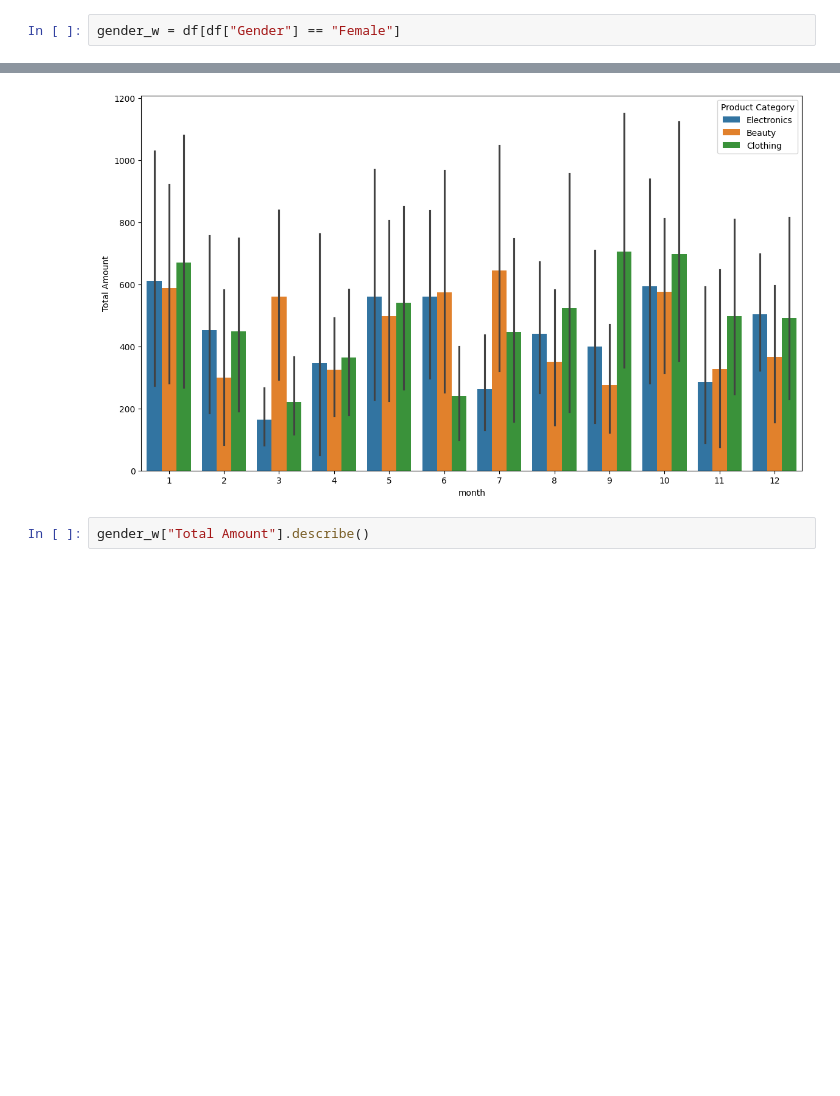
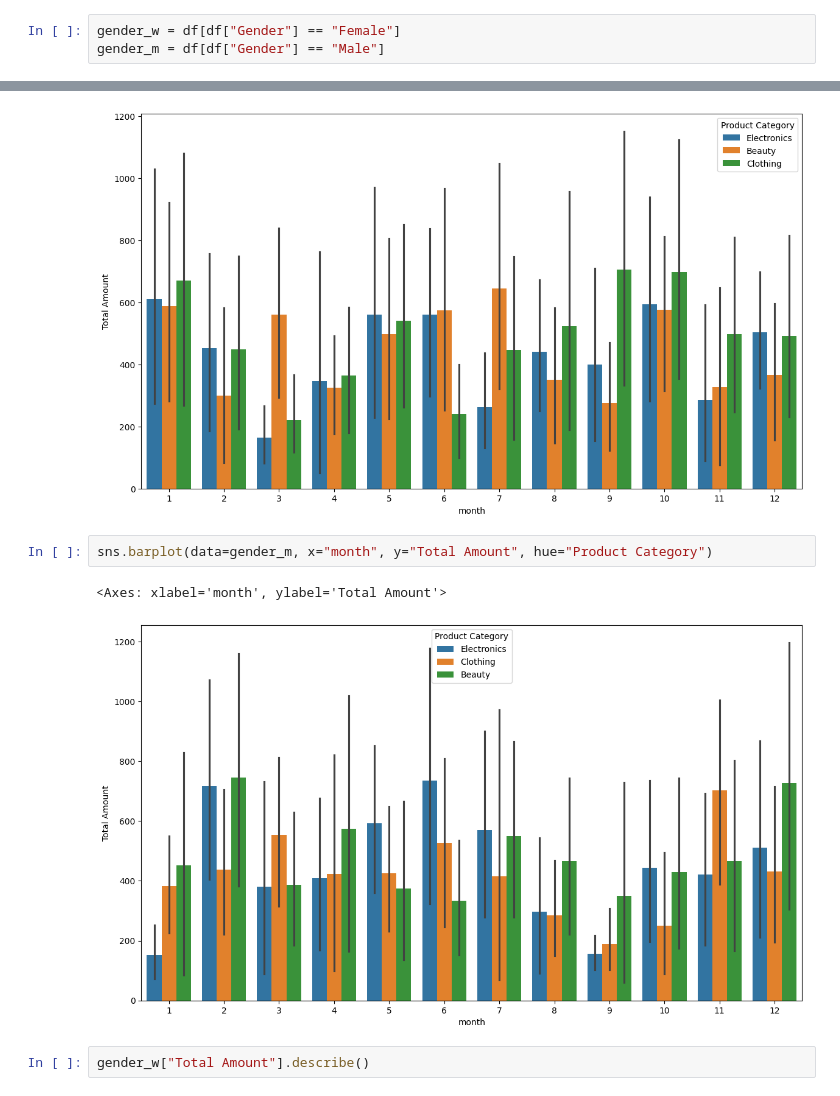
Before and after one commit to msnkr/Retail-Sales-Dataset, a Jupyter notebook: retail_sales.ipynb, the cells around one changed output, grey strips where cells are left out. Cells and saved outputs as stored; diff of their text form; blank space fills up the shorter version.

```diff
--- a/retail_sales.ipynb
+++ b/retail_sales.ipynb
@@ -32,6 +58,7 @@ df["month"] = df["Date"].dt.month
 df["year"] = df["Date"].dt.year
 # %%
 gender_w = df[df["Gender"] == "Female"]
+gender_m = df[df["Gender"] == "Male"]
 # %%
 gender_w.head()
 # %% [output]
@@ -45,6 +72,11 @@ gender_w.head()
 sns.barplot(data=gender_w, x="month", y="Total Amount", hue="Product Category")
 # %% [output]
 [figure]
+# %%
+sns.barplot(data=gender_m, x="month", y="Total Amount", hue="Product Category")
+# %% [output]
+<Axes: xlabel='month', ylabel='Total Amount'>
+[figure, added]
 # %%
 gender_w["Total Amount"].describe()
 # %% [output]
```
Also changed, not shown: parts of 2 cells of this notebook.
